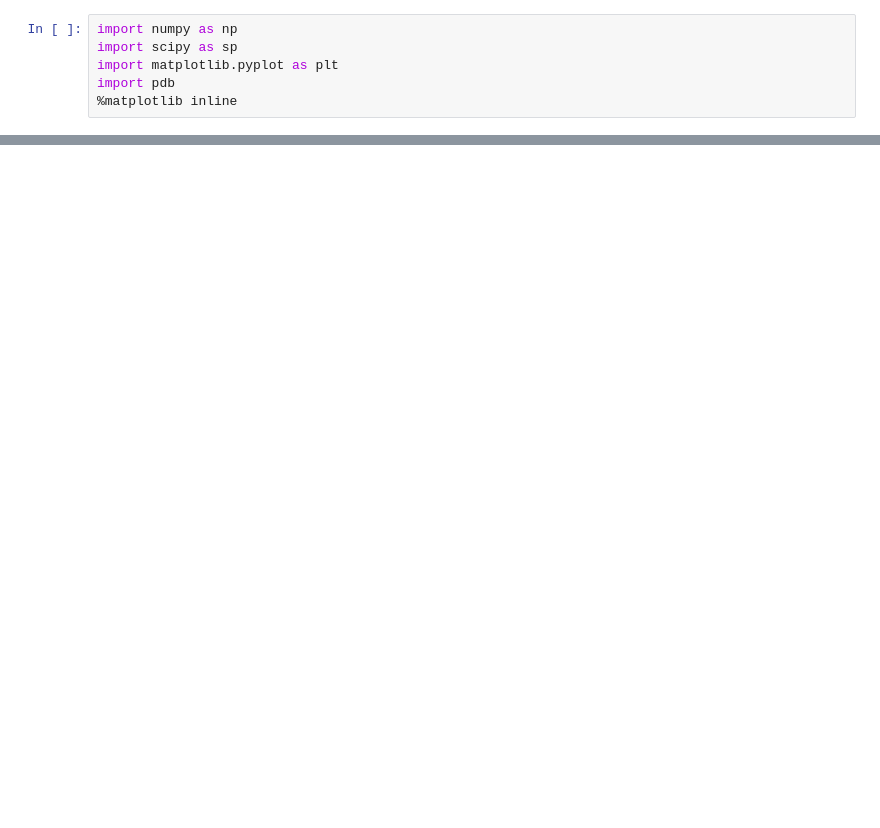
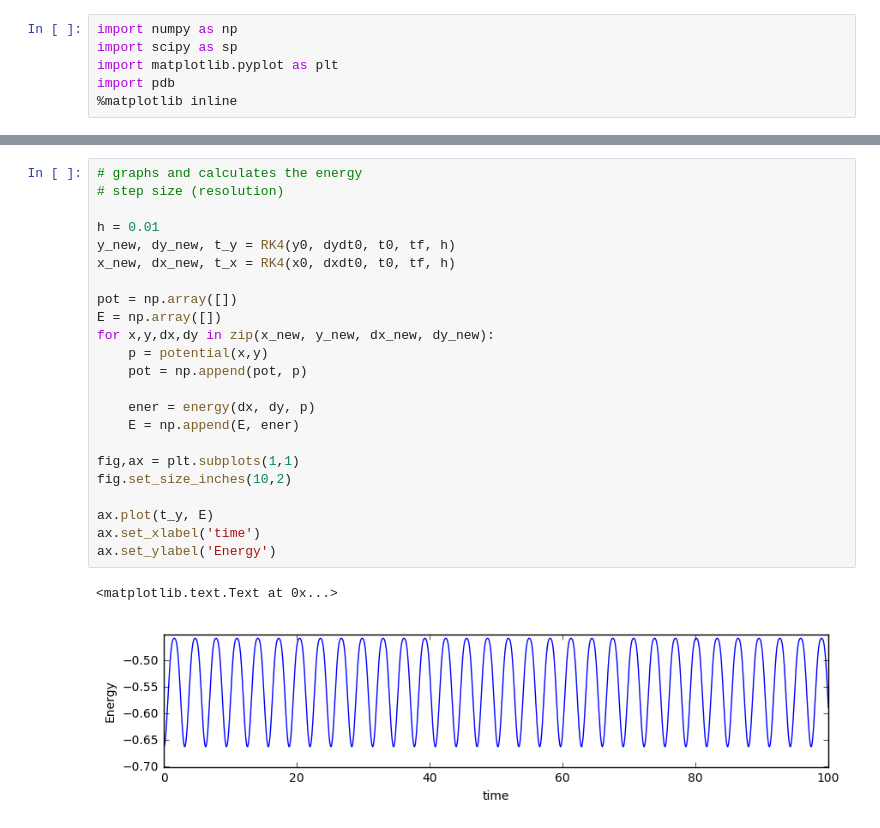
Before and after one commit to dm1681/college, a Jupyter notebook: 427/DiegoMcDonald-HW2.ipynb, the cells around one changed output, grey strips where cells are left out. Cells and saved outputs as stored; diff of their text form; blank space fills up the shorter version.

```diff
--- a/427/DiegoMcDonald-HW2.ipynb
+++ b/427/DiegoMcDonald-HW2.ipynb
@@ -128,0 +260,26 @@ for idx,val in enumerate(h):
+# %%
+# graphs and calculates the energy
+# step size (resolution)
+
+h = 0.01
+y_new, dy_new, t_y = RK4(y0, dydt0, t0, tf, h)
+x_new, dx_new, t_x = RK4(x0, dxdt0, t0, tf, h)
+
+pot = np.array([])
+E = np.array([])
+for x,y,dx,dy in zip(x_new, y_new, dx_new, dy_new):
+    p = potential(x,y)
+    pot = np.append(pot, p)
+
+    ener = energy(dx, dy, p)
+    E = np.append(E, ener)
+
+fig,ax = plt.subplots(1,1)
+fig.set_size_inches(10,2)
+
+ax.plot(t_y, E)
+ax.set_xlabel('time')
+ax.set_ylabel('Energy')
+# %% [output]
+<matplotlib.text.Text at 0x...>
+[figure, added]
```
Also changed, not shown: parts of 9 cells of this notebook, 39 other files.
